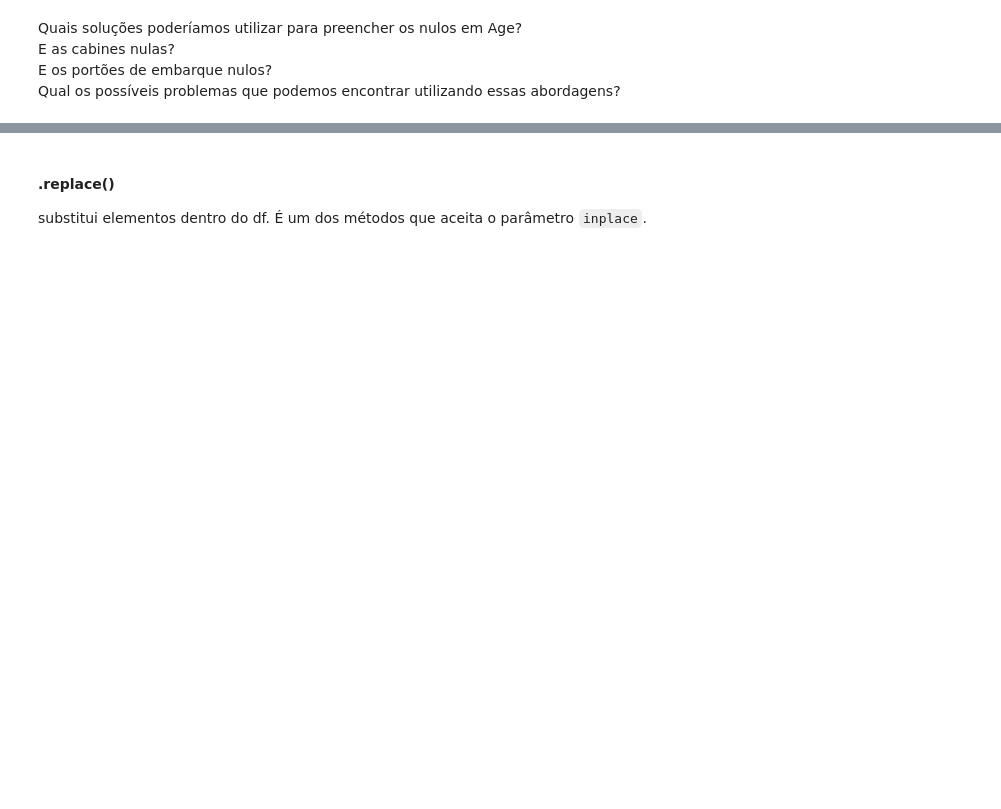
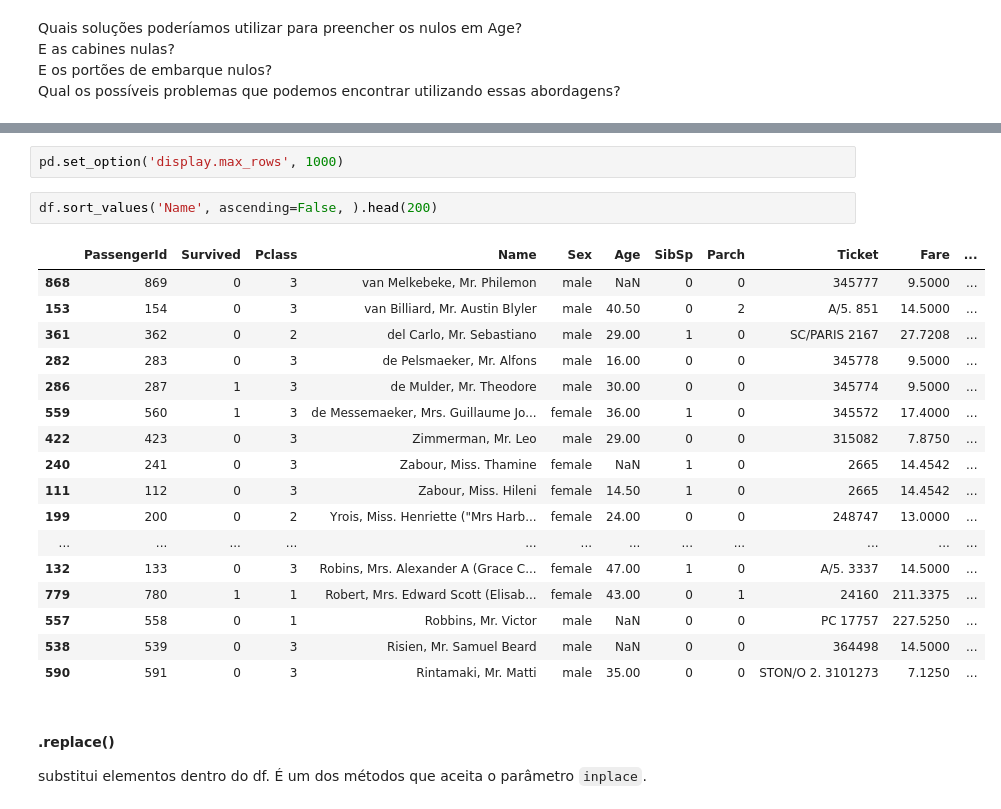
Before and after one commit to patriciacatandi/Lets_Code_Alunos, a Jupyter notebook: 02_Ferramentas_Programação/03_Pandas/Aula_4_-_Groupby_Merge.ipynb, the cells around one changed output, grey strips where cells are left out. Drawn from its saved outputs; the diff is of its cells as text; blank space fills up the shorter version.

```diff
--- a/02_Ferramentas_Programação/03_Pandas/Aula_4_-_Groupby_Merge.ipynb
+++ b/02_Ferramentas_Programação/03_Pandas/Aula_4_-_Groupby_Merge.ipynb
@@ -137,3 +431,25 @@ df.sort_values(['Pclass', 'Fare']).fillna(method='ffill')
+# %%
+pd.set_option('display.max_rows', 1000)
+# %%
+df.sort_values('Name', ascending=False, ).head(200)
+# %% [output]
+|  | PassengerId | Survived | Pclass | Name | Sex | Age | SibSp | Parch | Ticket | Fare | ... |
+| 868 | 869 | 0 | 3 | van Melkebeke, Mr. Philemon | male | NaN | 0 | 0 | 345777 | 9.5000 | ... |
+| 153 | 154 | 0 | 3 | van Billiard, Mr. Austin Blyler | male | 40.50 | 0 | 2 | A/5. 851 | 14.5000 | ... |
+| 361 | 362 | 0 | 2 | del Carlo, Mr. Sebastiano | male | 29.00 | 1 | 0 | SC/PARIS 2167 | 27.7208 | ... |
+| 282 | 283 | 0 | 3 | de Pelsmaeker, Mr. Alfons | male | 16.00 | 0 | 0 | 345778 | 9.5000 | ... |
+| 286 | 287 | 1 | 3 | de Mulder, Mr. Theodore | male | 30.00 | 0 | 0 | 345774 | 9.5000 | ... |
+| 559 | 560 | 1 | 3 | de Messemaeker, Mrs. Guillaume Jo... | female | 36.00 | 1 | 0 | 345572 | 17.4000 | ... |
+| 422 | 423 | 0 | 3 | Zimmerman, Mr. Leo | male | 29.00 | 0 | 0 | 315082 | 7.8750 | ... |
+| 240 | 241 | 0 | 3 | Zabour, Miss. Thamine | female | NaN | 1 | 0 | 2665 | 14.4542 | ... |
+| 111 | 112 | 0 | 3 | Zabour, Miss. Hileni | female | 14.50 | 1 | 0 | 2665 | 14.4542 | ... |
+| 199 | 200 | 0 | 2 | Yrois, Miss. Henriette ("Mrs Harb... | female | 24.00 | 0 | 0 | 248747 | 13.0000 | ... |
+| ... | ... | ... | ... | ... | ... | ... | ... | ... | ... | ... | ... |
+| 132 | 133 | 0 | 3 | Robins, Mrs. Alexander A (Grace C... | female | 47.00 | 1 | 0 | A/5. 3337 | 14.5000 | ... |
+| 779 | 780 | 1 | 1 | Robert, Mrs. Edward Scott (Elisab... | female | 43.00 | 0 | 1 | 24160 | 211.3375 | ... |
+| 557 | 558 | 0 | 1 | Robbins, Mr. Victor | male | NaN | 0 | 0 | PC 17757 | 227.5250 | ... |
+| 538 | 539 | 0 | 3 | Risien, Mr. Samuel Beard | male | NaN | 0 | 0 | 364498 | 14.5000 | ... |
+| 590 | 591 | 0 | 3 | Rintamaki, Mr. Matti | male | 35.00 | 0 | 0 | STON/O 2. 3101273 | 7.1250 | ... |
 # %% [markdown]
 #### .replace()
 substitui elementos dentro do df.  É um dos métodos que aceita o parâmetro `inplace`.
```
Also changed, not shown: parts of 69 cells of this notebook.
